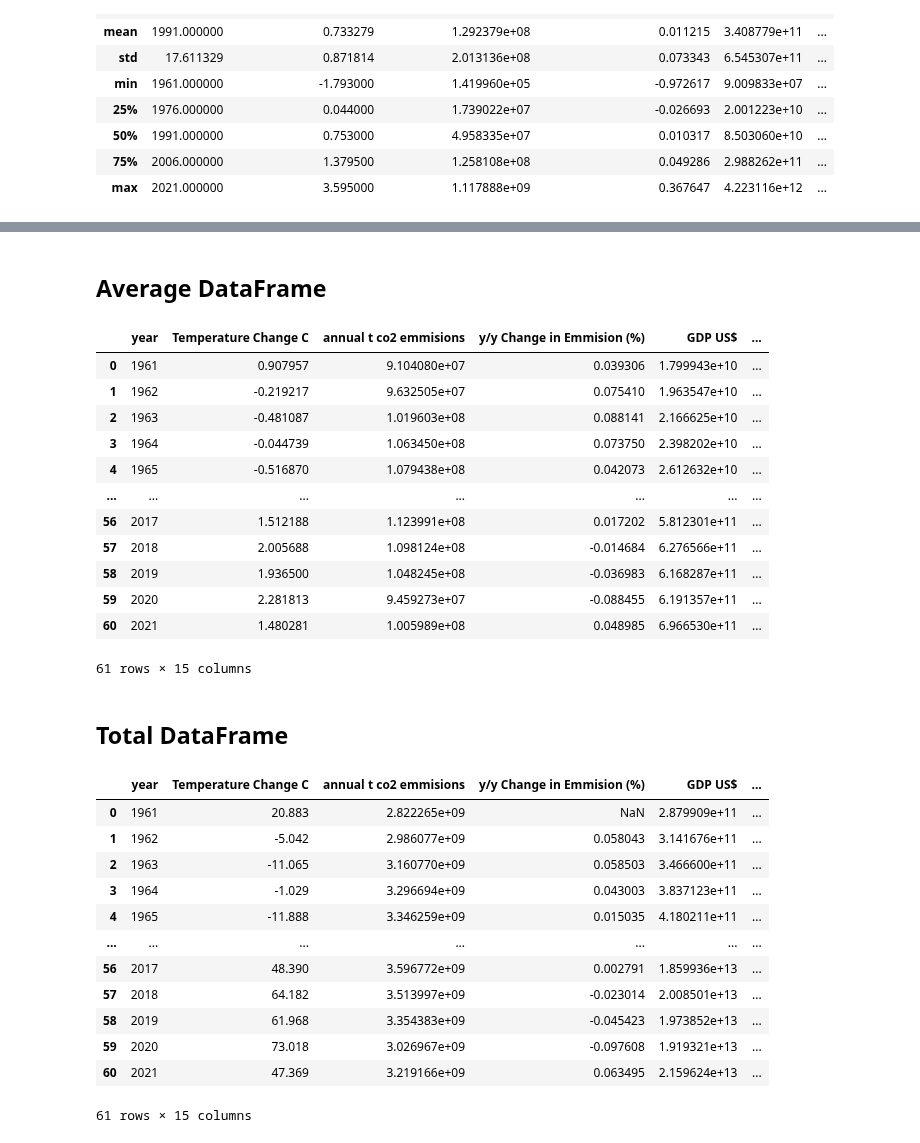
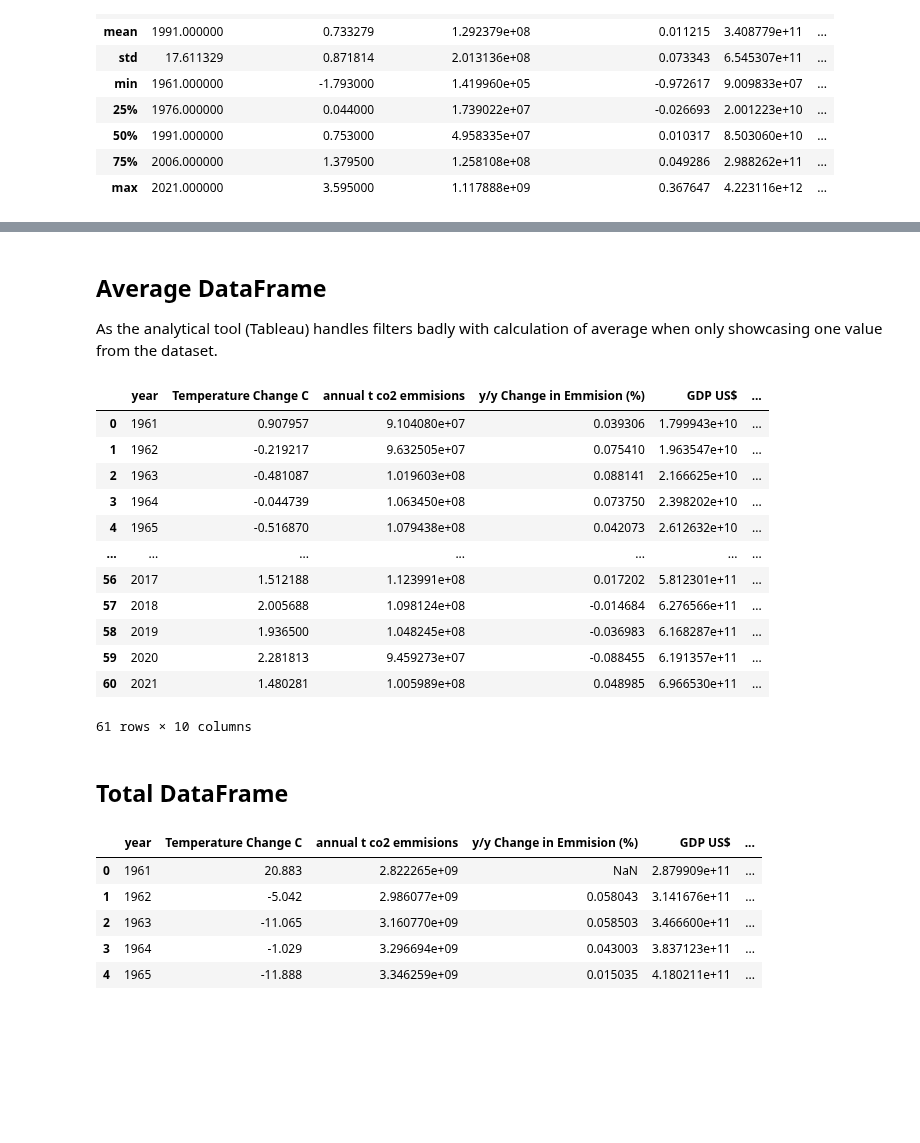
Before and after one commit to TrulsST/VisualAnalytics, a Jupyter notebook: Data_processing.ipynb, the cells around one changed output, grey strips where cells are left out. Cells and saved outputs as stored; diff of their text form; code cells hidden in the pictures; blank space fills up the shorter version.

```diff
--- a/Data_processing.ipynb
+++ b/Data_processing.ipynb
@@ -377,4 +253,5 @@ set()
 # %%
+# Initiate the main dataframe as temperature change df as this dataframe contains all ISO2 and ISO3 codes
 df_main = df_temp_change
 
 # Check if all conseccutive years are present
@@ -406,7 +283,7 @@ for frame in dfs:
     df_main = df_main.merge(frame, left_on=['ISO3','year'], right_on = ['ISO3', 'year'], how = 'left')
 
 # Merge EV-files on ISO2
-dfs = [df_phev_sales, df_bev_sales, df_ev_chargingP, df_ev_share]
+dfs = [df_ev_share]
 for frame in dfs:
     df_main = df_main.merge(frame, left_on=['ISO2','year'], right_on = ['ISO2', 'year'], how = 'left')
 
@@ -418,6 +295,7 @@ df_main['country'].replace(iso_name, inplace=True)
 # Check if all countries still in the dataset
 print("Number of countries after: ",len(df_main['country'].unique()) == len(eu_codes))
 
+# Check if all countries still have consecutive years in the dataset
 for c in df_main['ISO3'].unique():
     for_this_c = df_main[df_main['ISO3'] == c]
     all_years = (for_this_c['year'] == list(range(min(for_this_c['year']), max(for_this_c['year']) + 1))).all()
@@ -426,9 +304,7 @@ for c in df_main['ISO3'].unique():
 
 print("Rest have all years included")
 
-#f = df_main[df_main['country'] == 'United Kingdom']["annual t co2 emmisions"]
-#f
-f = df_main[df_main['ISO3'] == 'NOR']["annual t co2 emmisions"]
+f = df_main[df_main['ISO3'] == 'NOR']
 f
 # %% [output]
 Rest have all years included
@@ -482,11 +361,14 @@ memory usage: 274.5+ KB
 # %% [markdown]
 ## Average DataFrame
+
+As the analytical tool (Tableau) handles filters badly with calculation of average when only showcasing one value from the dataset.
 # %%
 # Making a average DataFrame
 df_average = df_main.groupby(["year"], as_index=False)
 df_average = df_average.mean()
 
 # Make change in percentage points for EV sales share as this year - last year
+# since the data is represented in percent, it makes sense to do it this way
 df_average['ev sales share change'] = df_average['EV sales share'].diff()
 df_average
 # %% [output]
@@ -502,30 +384,25 @@ df_average
 | 58 | 2019 | 1.936500 | 1.048245e+08 | -0.036983 | 6.168287e+11 | ... |
 | 59 | 2020 | 2.281813 | 9.459273e+07 | -0.088455 | 6.191357e+11 | ... |
 | 60 | 2021 | 1.480281 | 1.005989e+08 | 0.048985 | 6.966530e+11 | ... |
-61 rows × 15 columns
+61 rows × 10 columns
 # %% [markdown]
 ## Total DataFrame
 # %%
-# Making total DataFrame
+
 df_total = df_main.groupby(["year"], as_index=False)
 df_total = df_total.sum()
+
+# Calculating percentage change YoY
 df_total['y/y Change in Emmision (%)'] = df_total['annual t co2 emmisions'].pct_change()
 df_total['Change Green Bonds'] = df_total['Green Bonds Issuance (US$)'].pct_change()
 df_total['Change Green Bonds'] = df_total['Change Green Bonds'].astype(float)
-df_total['BEV Sales Change'] = df_total['Battery Electric Vehicles sales'].pct_change()
-df_total
+
+df_total.head()
 # %% [output]
 |  | year | Temperature Change C | annual t co2 emmisions | y/y Change in Emmision (%) | GDP US$ | ... |
 | 0 | 1961 | 20.883 | 2.822265e+09 | NaN | 2.879909e+11 | ... |
 | 1 | 1962 | -5.042 | 2.986077e+09 | 0.058043 | 3.141676e+11 | ... |
 | 2 | 1963 | -11.065 | 3.160770e+09 | 0.058503 | 3.466600e+11 | ... |
 | 3 | 1964 | -1.029 | 3.296694e+09 | 0.043003 | 3.837123e+11 | ... |
 | 4 | 1965 | -11.888 | 3.346259e+09 | 0.015035 | 4.180211e+11 | ... |
-| ... | ... | ... | ... | ... | ... | ... |
-| 56 | 2017 | 48.390 | 3.596772e+09 | 0.002791 | 1.859936e+13 | ... |
-| 57 | 2018 | 64.182 | 3.513997e+09 | -0.023014 | 2.008501e+13 | ... |
-| 58 | 2019 | 61.968 | 3.354383e+09 | -0.045423 | 1.973852e+13 | ... |
-| 59 | 2020 | 73.018 | 3.026967e+09 | -0.097608 | 1.919321e+13 | ... |
-| 60 | 2021 | 47.369 | 3.219166e+09 | 0.063495 | 2.159624e+13 | ... |
-61 rows × 15 columns
 # %%
```
Also changed, not shown: parts of 22 cells of this notebook, 2 other files.
